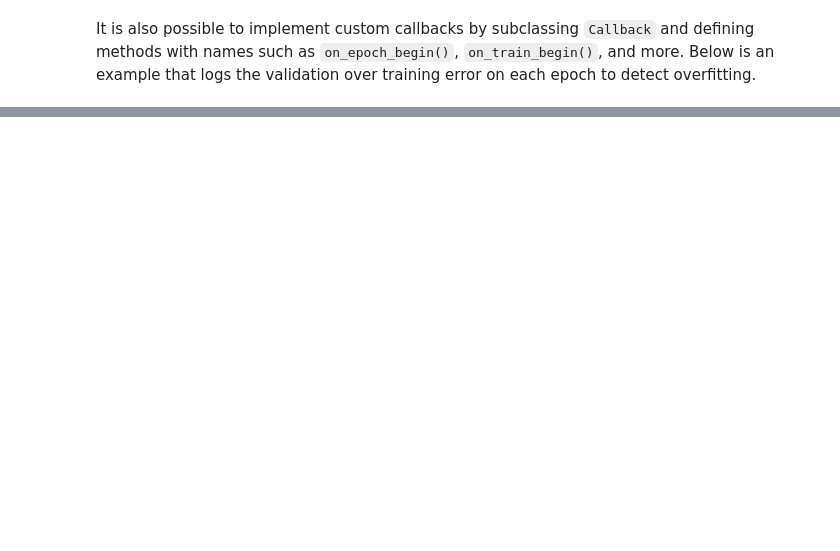
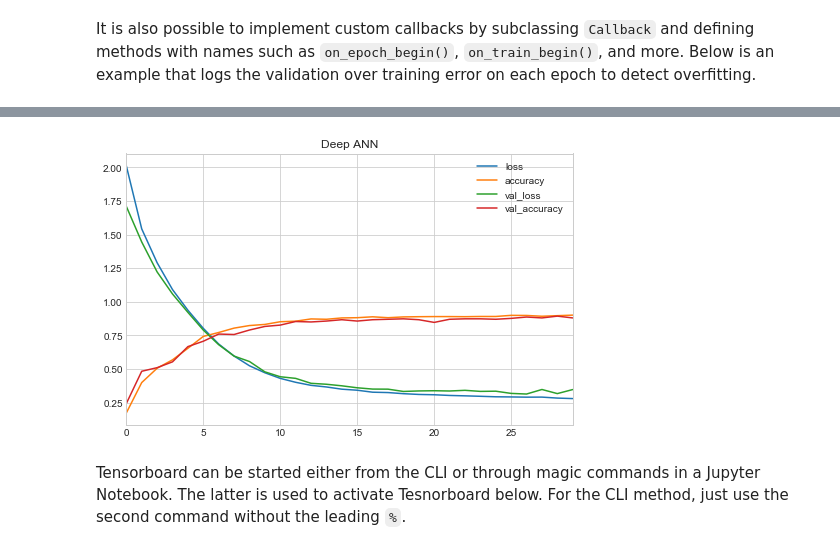
Before and after one commit to jhrcook/100DaysOfPython, a Jupyter notebook: HandsOnMachineLearningWithScikitLearnAndTensorFlow/homl_ch10_Introduction-to-artificial-neural-networks-with-keras.ipynb, the cells around one changed output, grey strips where cells are left out. Saved outputs shown, nothing was run; the diff lists cells and outputs as text; code cells hidden in the pictures; blank space fills up the shorter version.

```diff
--- a/HandsOnMachineLearningWithScikitLearnAndTensorFlow/homl_ch10_Introduction-to-artificial-neural-networks-with-keras.ipynb
+++ b/HandsOnMachineLearningWithScikitLearnAndTensorFlow/homl_ch10_Introduction-to-artificial-neural-networks-with-keras.ipynb
@@ -1121,0 +1228,24 @@ class PrintValidationTrainingRatioCallback(keras.callbacks.Callback):
+# %%
+# Construct.
+ann_2 = keras.models.Sequential([
+    keras.layers.Input(shape=X_blob.shape[1]),
+    keras.layers.Dense(10, activation='relu'),
+    keras.layers.Dense(20, activation='relu'),
+    keras.layers.Dense(10, activation='relu'),
+    keras.layers.Dense(7, activation='softmax')
+])
+
+# Compile.
+ann_2.compile(loss='sparse_categorical_crossentropy',
+              optimizer='sgd',
+              metrics=['accuracy'])
+
+# Callback for Tensorboard.
+tensorboard_cb = keras.callbacks.TensorBoard(get_run_logdir())
+
+# Train.
+history = ann_2.fit(X_blob_train,
+          y_blob_train,
+          epochs=30,
+          validation_split=0.2,
+          callbacks=[tensorboard_cb])
@@ -1121,0 +1270,10 @@ class PrintValidationTrainingRatioCallback(keras.callbacks.Callback):
+# %%
+pd.DataFrame(history.history).plot(figsize=(8, 5))
+plt.title('Deep ANN')
+plt.show()
+# %% [output]
+[figure, added]
+# %% [markdown]
+Tensorboard can be started either from the CLI or through magic commands in a Jupyter Notebook.
+The latter is used to activate Tesnorboard below.
+For the CLI method, just use the second command without the leading `%`.
```
Also changed, not shown: parts of 40 cells of this notebook, 29 other files.
